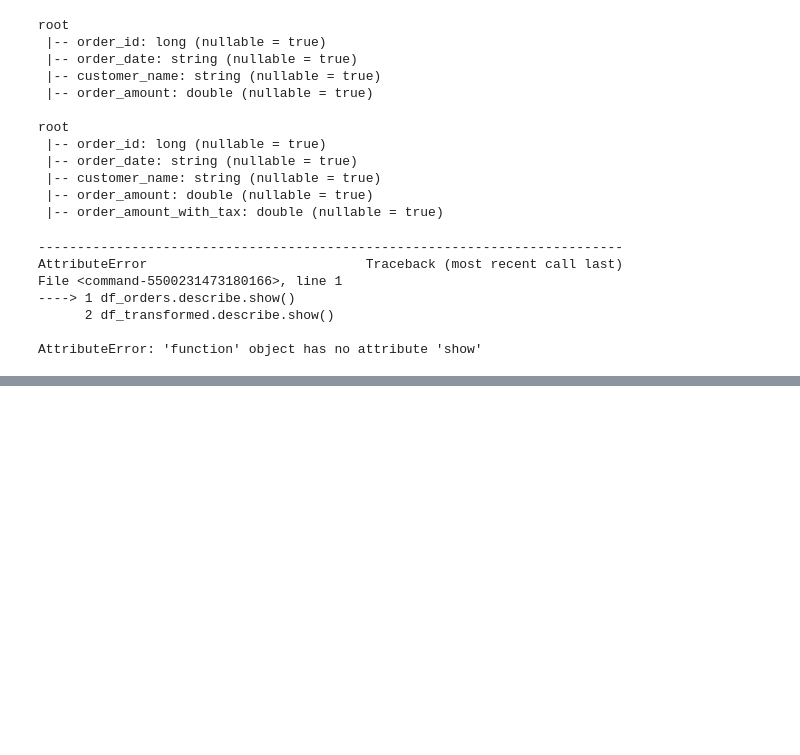
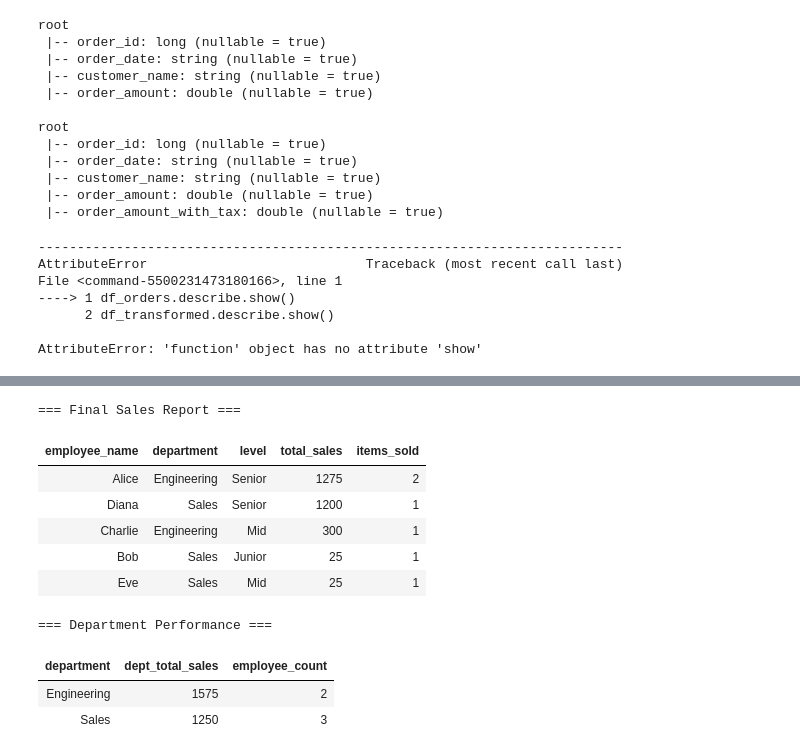
Before and after one commit to harsh15520/my-databricks-project, a Jupyter notebook: my first notebook.ipynb, the cells around one changed output, grey strips where cells are left out. Drawn from its saved outputs; the diff is of its cells as text; code cells hidden in the pictures; blank space fills up the shorter version.

```diff
--- a/my first notebook.ipynb
+++ b/my first notebook.ipynb
@@ -395,0 +547,36 @@ cleaned_df.show()
+# %%
+# Select relevant columns and add insights
+from pyspark.sql.functions import col
+
+final_report = sales_with_employee_info.select(
+    col("sold_by").alias("employee_name"),
+    "department",
+    "level",
+    "total_sales",
+    "items_sold"
+).orderBy("total_sales", ascending=False)
+
+print("=== Final Sales Report ===")
+display(final_report)
+
+# Bonus: Calculate average sales by department
+dept_performance = final_report.groupBy("department") \
+                               .agg(
+                                   sum("total_sales").alias("dept_total_sales"),
+                                   count("employee_name").alias("employee_count")
+                               )
+
+print("=== Department Performance ===")
+display(dept_performance)
+# %% [output]
+=== Final Sales Report ===
+| employee_name | department | level | total_sales | items_sold |
+| Alice | Engineering | Senior | 1275 | 2 |
+| Diana | Sales | Senior | 1200 | 1 |
+| Charlie | Engineering | Mid | 300 | 1 |
+| Bob | Sales | Junior | 25 | 1 |
+| Eve | Sales | Mid | 25 | 1 |
+=== Department Performance ===
+| department | dept_total_sales | employee_count |
+| Engineering | 1575 | 2 |
+| Sales | 1250 | 3 |
```
Also changed, not shown: parts of 19 cells of this notebook.
